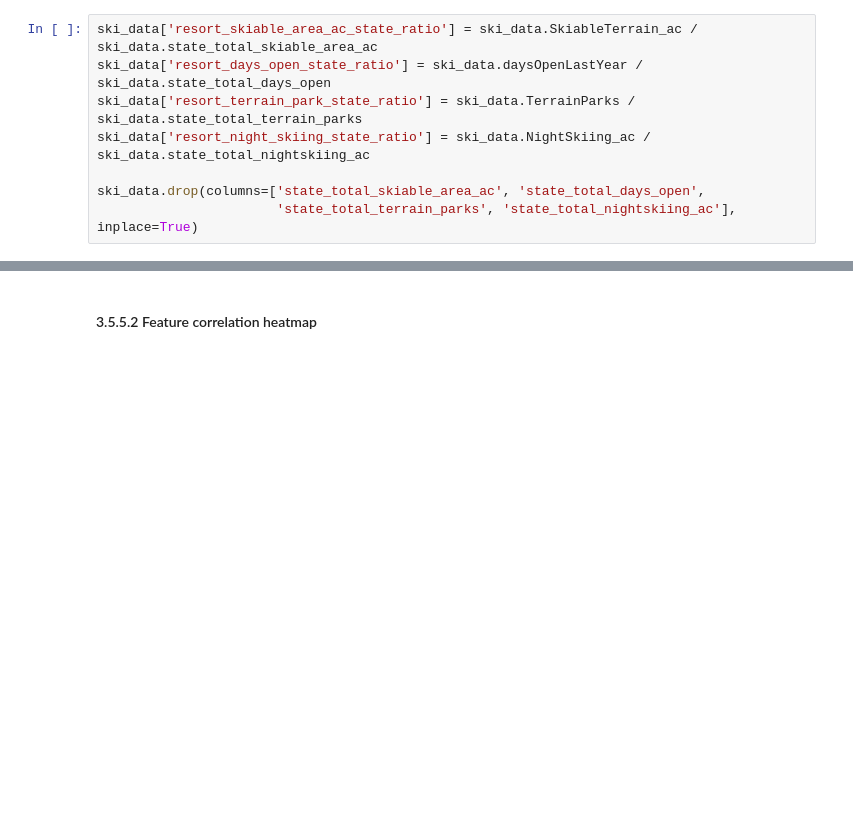
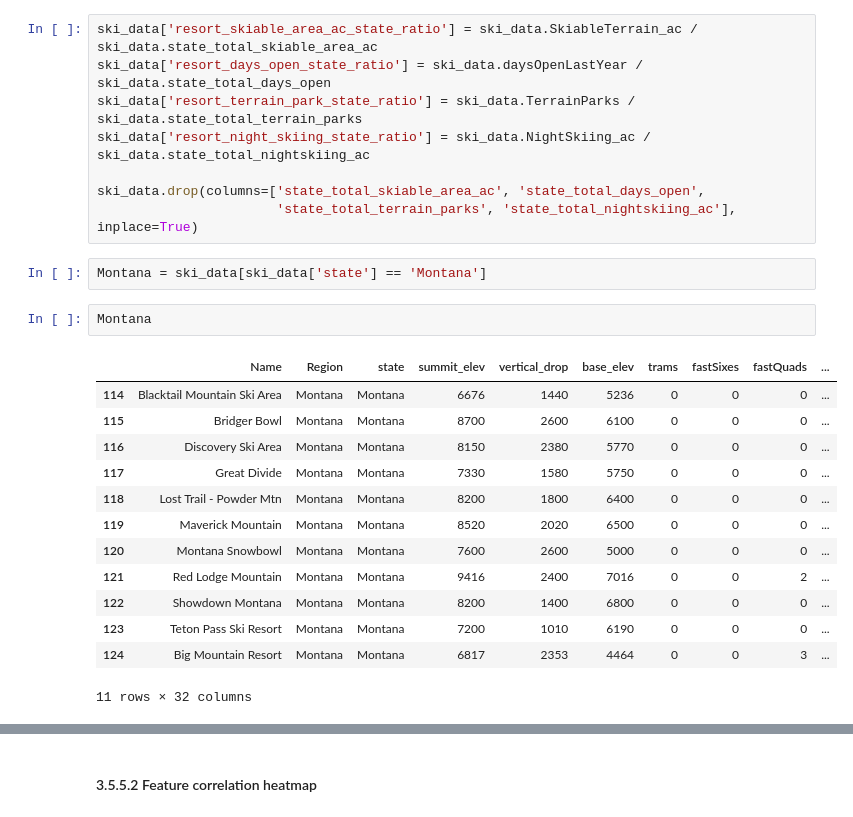
Before and after one commit to phebecarlson/DataScienceGuidedCapstone, a Jupyter notebook: Notebooks/03_exploratory_data_analysis.ipynb, the cells around one changed output, grey strips where cells are left out. Drawn from its saved outputs; the diff is of its cells as text; blank space fills up the shorter version.

```diff
--- a/Notebooks/03_exploratory_data_analysis.ipynb
+++ b/Notebooks/03_exploratory_data_analysis.ipynb
@@ -772,3 +803,21 @@ ski_data['resort_night_skiing_state_ratio'] = ski_data.NightSkiing_ac / ski_data
 
 ski_data.drop(columns=['state_total_skiable_area_ac', 'state_total_days_open',
                        'state_total_terrain_parks', 'state_total_nightskiing_ac'], inplace=True)
+# %%
+Montana = ski_data[ski_data['state'] == 'Montana']
+# %%
+Montana
+# %% [output]
+|  | Name | Region | state | summit_elev | vertical_drop | base_elev | trams | fastSixes | fastQuads | ... |
+| 114 | Blacktail Mountain Ski Area | Montana | Montana | 6676 | 1440 | 5236 | 0 | 0 | 0 | ... |
+| 115 | Bridger Bowl | Montana | Montana | 8700 | 2600 | 6100 | 0 | 0 | 0 | ... |
+| 116 | Discovery Ski Area | Montana | Montana | 8150 | 2380 | 5770 | 0 | 0 | 0 | ... |
+| 117 | Great Divide | Montana | Montana | 7330 | 1580 | 5750 | 0 | 0 | 0 | ... |
+| 118 | Lost Trail - Powder Mtn | Montana | Montana | 8200 | 1800 | 6400 | 0 | 0 | 0 | ... |
+| 119 | Maverick Mountain | Montana | Montana | 8520 | 2020 | 6500 | 0 | 0 | 0 | ... |
+| 120 | Montana Snowbowl | Montana | Montana | 7600 | 2600 | 5000 | 0 | 0 | 0 | ... |
+| 121 | Red Lodge Mountain | Montana | Montana | 9416 | 2400 | 7016 | 0 | 0 | 2 | ... |
+| 122 | Showdown Montana | Montana | Montana | 8200 | 1400 | 6800 | 0 | 0 | 0 | ... |
+| 123 | Teton Pass Ski Resort | Montana | Montana | 7200 | 1010 | 6190 | 0 | 0 | 0 | ... |
+| 124 | Big Mountain Resort | Montana | Montana | 6817 | 2353 | 4464 | 0 | 0 | 3 | ... |
+11 rows × 32 columns
```
Also changed, not shown: parts of 10 cells of this notebook.
